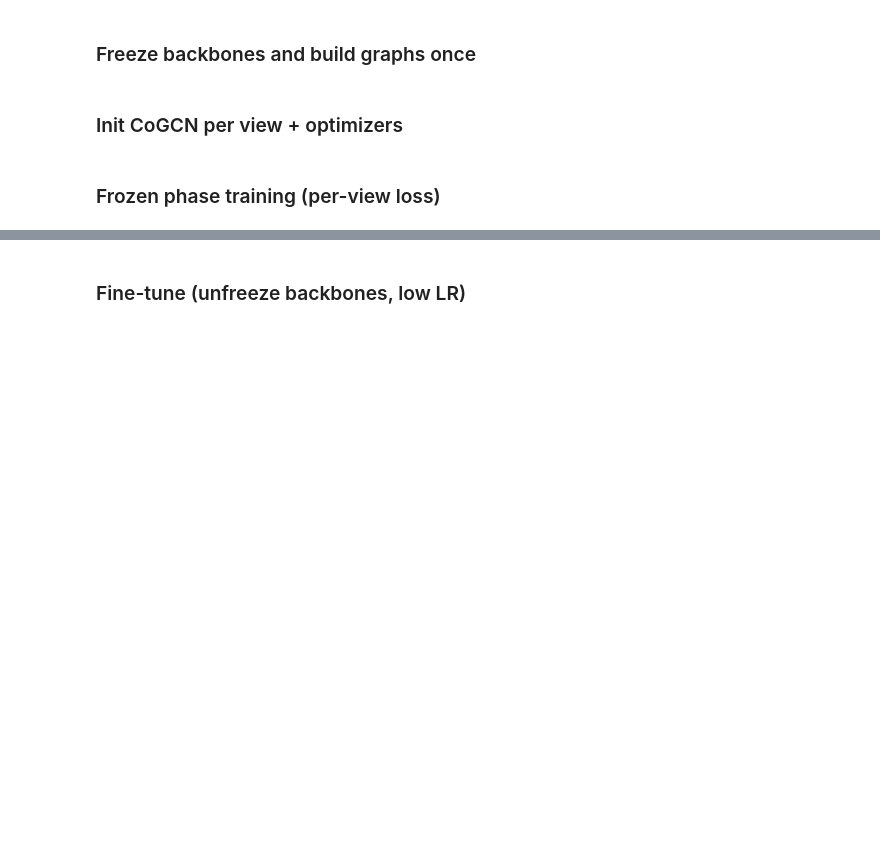
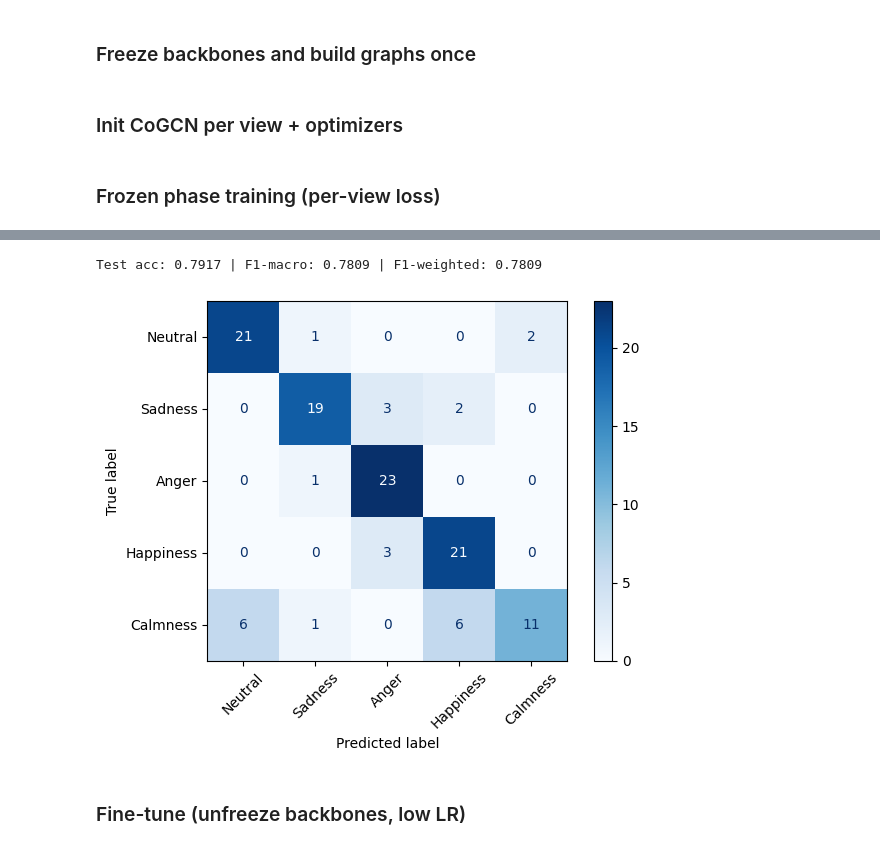
Before and after one commit to DudessaPr/Co-GCN, a Jupyter notebook: code/co-gcn/fusion_pipeline.ipynb, the cells around one changed output, grey strips where cells are left out. Drawn from its saved outputs; the diff is of its cells as text; code cells hidden in the pictures; blank space fills up the shorter version.

```diff
--- a/code/co-gcn/fusion_pipeline.ipynb
+++ b/code/co-gcn/fusion_pipeline.ipynb
@@ -156,12 +160,12 @@ weight_decay = 5e-4
 k = 10
 epochs_frozen = 500
 
-low_lr = 1e-4
+low_lr = 1e-6
 epochs_finetune = 100
 rebuild_epochs = {1, max(2, epochs_finetune // 2)}  # rebuild once or twice
 
 # CoGCN params
-lr_alpha = 1
+lr_alpha = 0.01
 dropout = 0.3
 # %% [markdown]
 ### Freeze backbones and build graphs once
@@ -276,3 +280,31 @@ Best val: 0.9642857313156128 Best epoch: 7
+# %%
+# Evaluate on test set
+eeg_backbone.eval()
+aud_backbone.eval()
+for net in cogcn_nets:
+    net.eval()
+
+with torch.no_grad():
+    _, feat_eeg_t = eeg_backbone(X_eeg_all, return_features=True)
+    _, feat_aud_t = aud_backbone(X_aud_all, return_features=True)
+    out_sum = cogcn_nets[0](feat_eeg_t) + cogcn_nets[1](feat_aud_t)
+
+y_true = y_all[test_idx].cpu().numpy()
+y_pred = out_sum[test_idx].argmax(dim=1).cpu().numpy()
+
+acc = accuracy_score(y_true, y_pred)
+f1_macro = f1_score(y_true, y_pred, average="macro")
+f1_weighted = f1_score(y_true, y_pred, average="weighted")
+print(f"Test acc: {acc:.4f} | F1-macro: {f1_macro:.4f} | F1-weighted: {f1_weighted:.4f}")
+
+cm = confusion_matrix(y_true, y_pred)
+disp = ConfusionMatrixDisplay(cm, display_labels=emotions)
+disp.plot(cmap="Blues", xticks_rotation=45)
+plt.tight_layout()
+plt.show()
+# %% [output]
+Test acc: 0.7917 | F1-macro: 0.7809 | F1-weighted: 0.7809
+[figure, added]
 # %% [markdown]
 ### Fine-tune (unfreeze backbones, low LR)
 # %%
```
Also changed, not shown: parts of 4 cells of this notebook.
